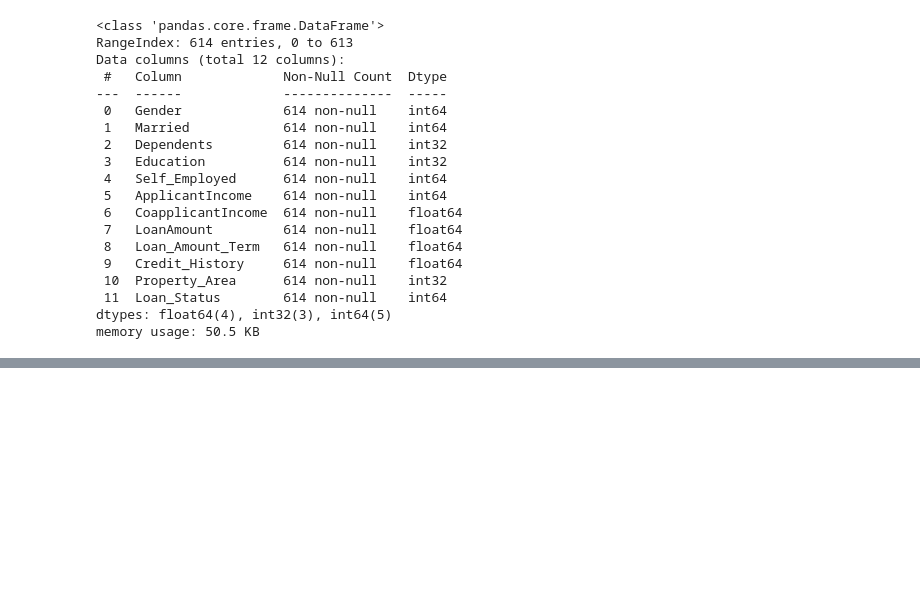
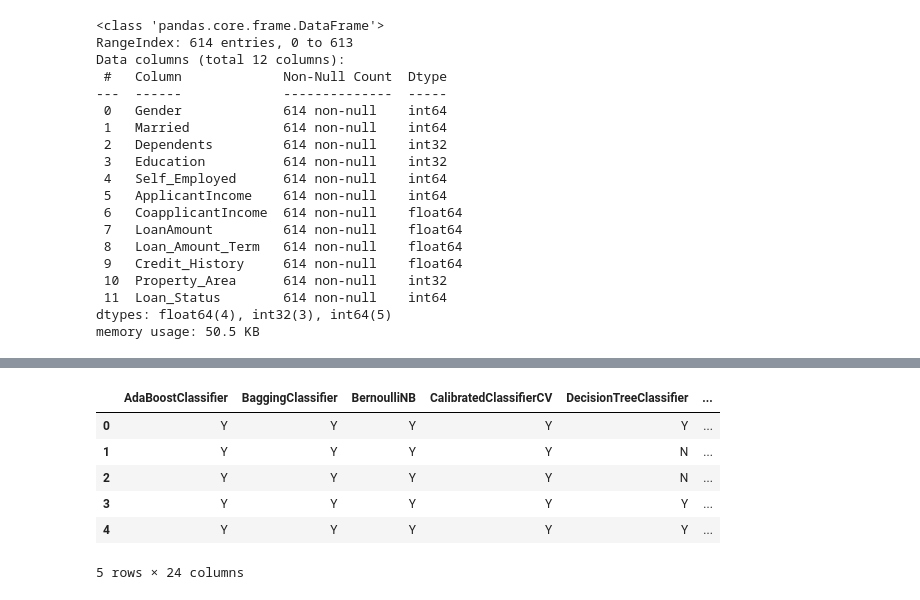
Before and after one commit to Varun988/ML_and_Datascience, a Jupyter notebook: loanprediction.ipynb, the cells around one changed output, grey strips where cells are left out. Saved outputs shown, nothing was run; the diff lists cells and outputs as text; code cells hidden in the pictures; blank space fills up the shorter version.

```diff
--- a/loanprediction.ipynb
+++ b/loanprediction.ipynb
@@ -405,0 +474,10 @@ find_best_model_using_gridsearchcv(X,y)
+# %%
+predictions.head()
+# %% [output]
+|  | AdaBoostClassifier | BaggingClassifier | BernoulliNB | CalibratedClassifierCV | DecisionTreeClassifier | ... |
+| 0 | Y | Y | Y | Y | Y | ... |
+| 1 | Y | Y | Y | Y | N | ... |
+| 2 | Y | Y | Y | Y | N | ... |
+| 3 | Y | Y | Y | Y | Y | ... |
+| 4 | Y | Y | Y | Y | Y | ... |
+5 rows × 24 columns
```
Also changed, not shown: parts of 10 cells of this notebook.
